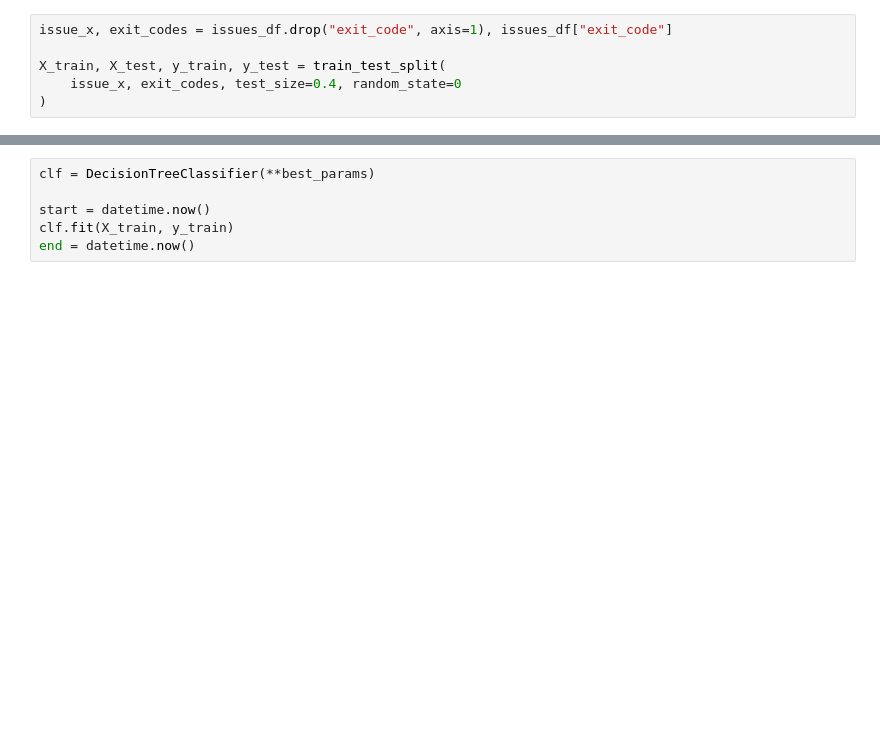
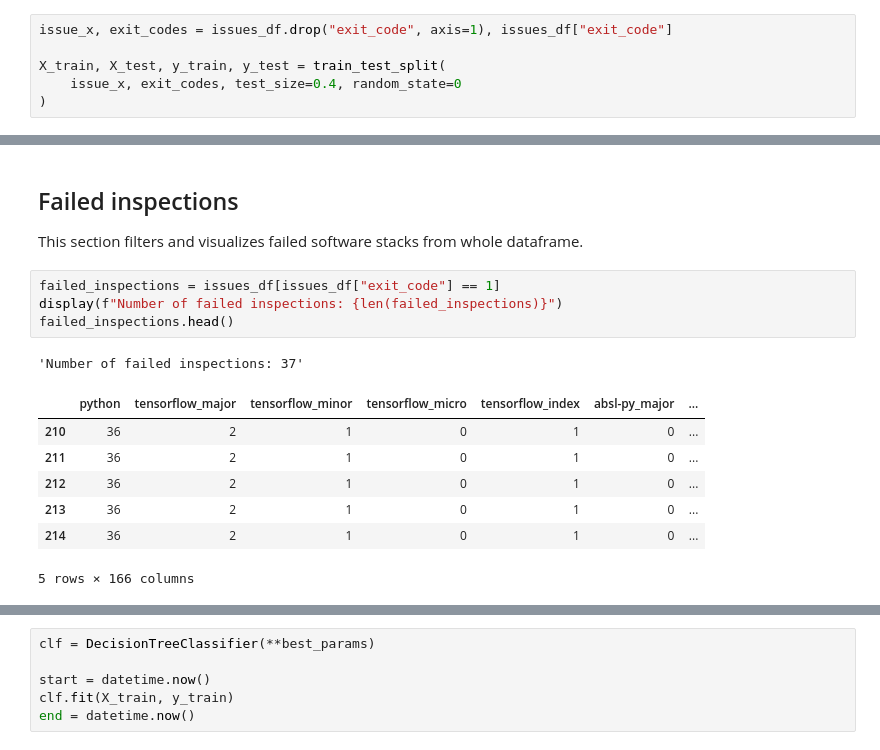
Before and after one commit to TomasJani/thoth-issue-predictor, a Jupyter notebook: thoth_issue_predictor/notebooks/ThothIssuePredictor.ipynb, the cells around one changed output, grey strips where cells are left out. Cells and saved outputs as stored; diff of their text form; blank space fills up the shorter version.

```diff
--- a/thoth_issue_predictor/notebooks/ThothIssuePredictor.ipynb
+++ b/thoth_issue_predictor/notebooks/ThothIssuePredictor.ipynb
@@ -81,0 +72,17 @@ X_train, X_test, y_train, y_test = train_test_split(
+# %% [markdown]
+## Failed inspections
+
+This section filters and visualizes failed software stacks from whole dataframe.
+# %%
+failed_inspections = issues_df[issues_df["exit_code"] == 1]
+display(f"Number of failed inspections: {len(failed_inspections)}")
+failed_inspections.head()
+# %% [output]
+'Number of failed inspections: 37'
+|  | python | tensorflow_major | tensorflow_minor | tensorflow_micro | tensorflow_index | absl-py_major | ... |
+| 210 | 36 | 2 | 1 | 0 | 1 | 0 | ... |
+| 211 | 36 | 2 | 1 | 0 | 1 | 0 | ... |
+| 212 | 36 | 2 | 1 | 0 | 1 | 0 | ... |
+| 213 | 36 | 2 | 1 | 0 | 1 | 0 | ... |
+| 214 | 36 | 2 | 1 | 0 | 1 | 0 | ... |
+5 rows × 166 columns
```
Also changed, not shown: parts of 30 cells of this notebook, 34 other files.
